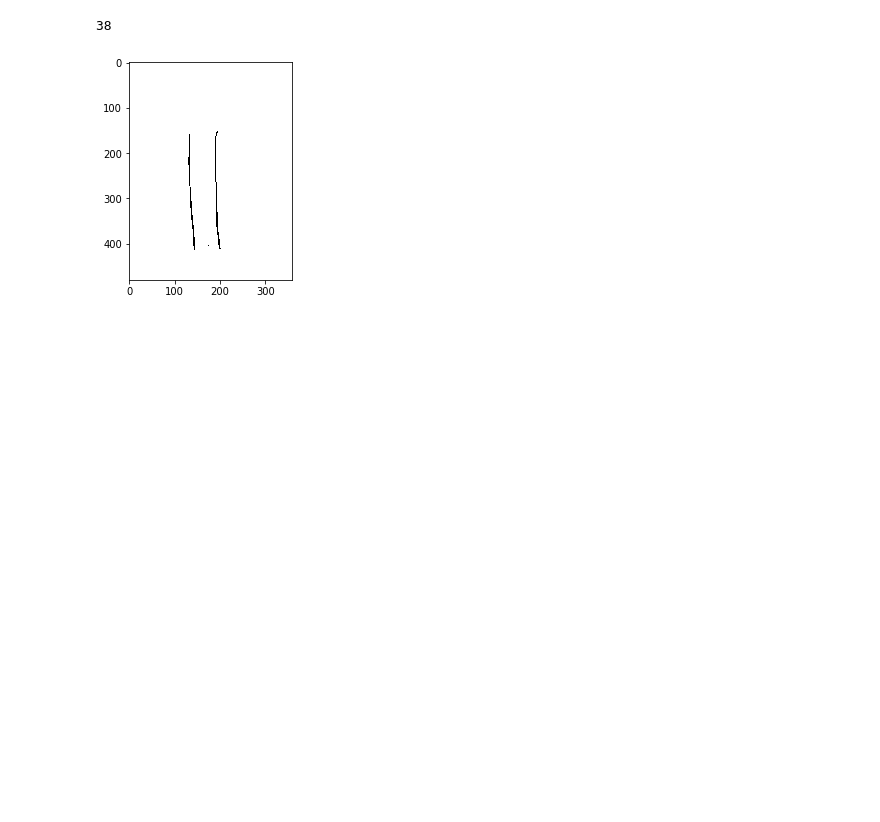
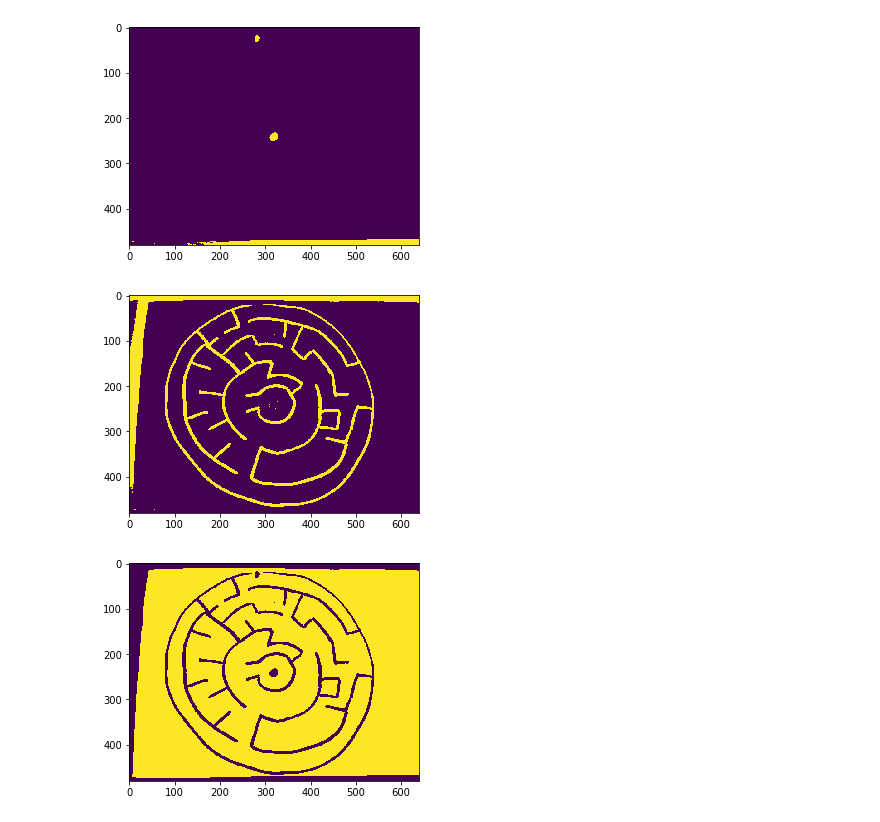
Before and after one commit to Maksymiv96/maze-solver, a Jupyter notebook: src/python/MazeSolver.ipynb, the cells around one changed output. Saved outputs shown, nothing was run; the diff lists cells and outputs as text; code cells hidden in the pictures; blank space fills up the shorter version.

```diff
--- a/src/python/MazeSolver.ipynb
+++ b/src/python/MazeSolver.ipynb
@@ -54,15 +54,30 @@ plt.show()
-# %%
-#thr_8 = cv.cvtColor(thr, cv.COLOR_GRAY2BGR)
-
-edges = cv.Canny(thr, 100, 255)
-derp,contours,hierarchy = cv.findContours(edges,cv.RETR_LIST,cv.CHAIN_APPROX_SIMPLE)
-hull = [cv.convexHull(cnt) for cnt in contours]
-for i, c in enumerate(contours):
-    res = cv.drawContours(thr, contours, i, (0,0,0))
-
-plt.imshow(res, cmap='gray')
-print(len(contours))
-plt.show()
-# %% [output]
-38
-[figure, removed]
+# %%
+hsv = cv.cvtColor(img, cv.COLOR_BGR2HSV)
+sens = 30
+green = 60
+lower_red_0 = np.array([0, 100, 100])
+upper_red_0 = np.array([sens, 255, 255])
+lower_red_1 = np.array([180 - sens, 100, 100])
+upper_red_1 = np.array([180, 255, 255])
+lower_gr = np.array([green - sens, 100, 40])
+upper_gr = np.array([green + sens, 255, 255])
+mask_0 = cv.inRange(hsv, lower_red_0 , upper_red_0);
+mask_1 = cv.inRange(hsv, lower_red_1 , upper_red_1 );
+mask_2 = cv.inRange(hsv, lower_gr, upper_gr)
+plt.imshow(cv.bitwise_or(cv.bitwise_or(mask_0, mask_1), mask_2))
+plt.show()
+bl_lower = np.array([0, 0, 0])
+bl_upper = np.array([180, 100, 100])
+mask = cv.inRange(hsv, bl_lower, bl_upper)
+plt.imshow(mask)
+plt.show()
+sens = 60
+lower_white = np.array([0, 0, 100])
+upper_white = np.array([180, 100, 255])
+white_mask = cv.inRange(hsv, lower_white, upper_white)
+plt.imshow(white_mask)
+plt.show()
+# %% [output]
+[figure, added]
+[figure, added]
+[figure, added]
```
Also changed, not shown: parts of 3 cells of this notebook, 31 other files.
